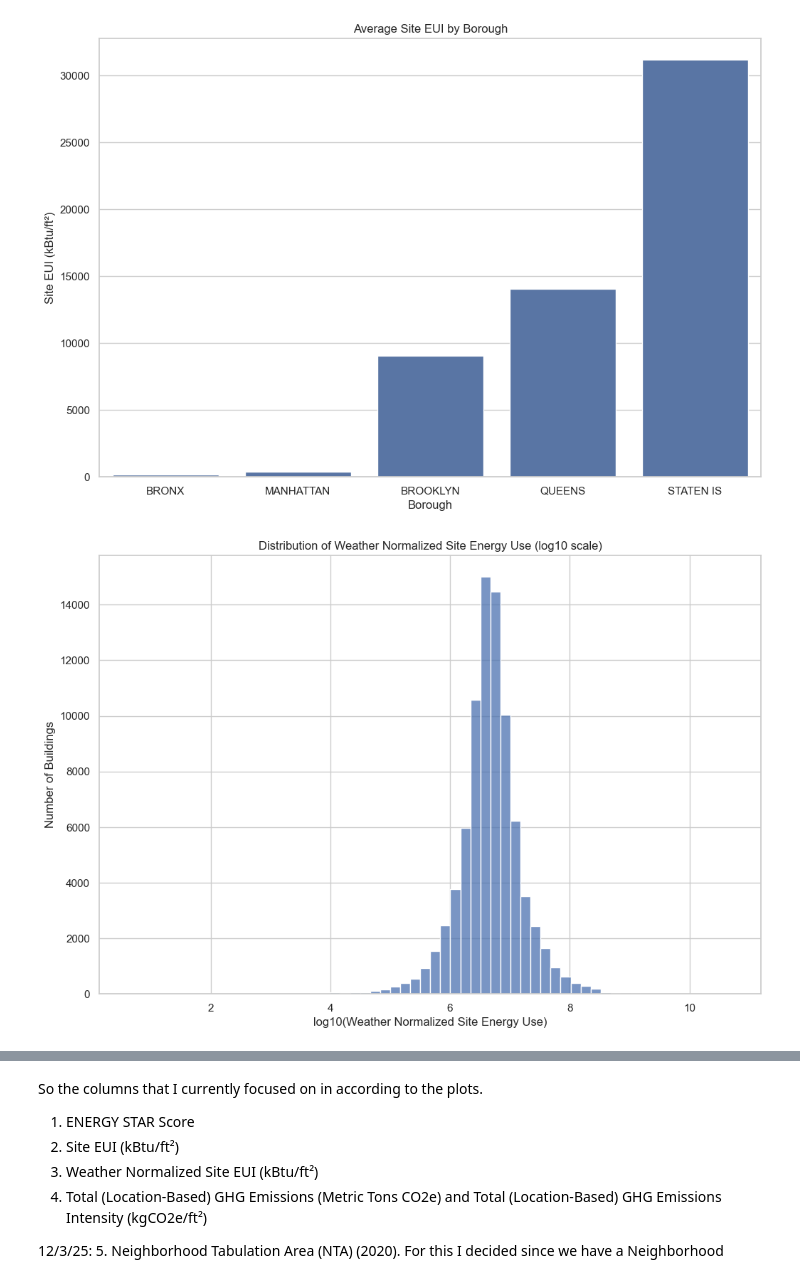
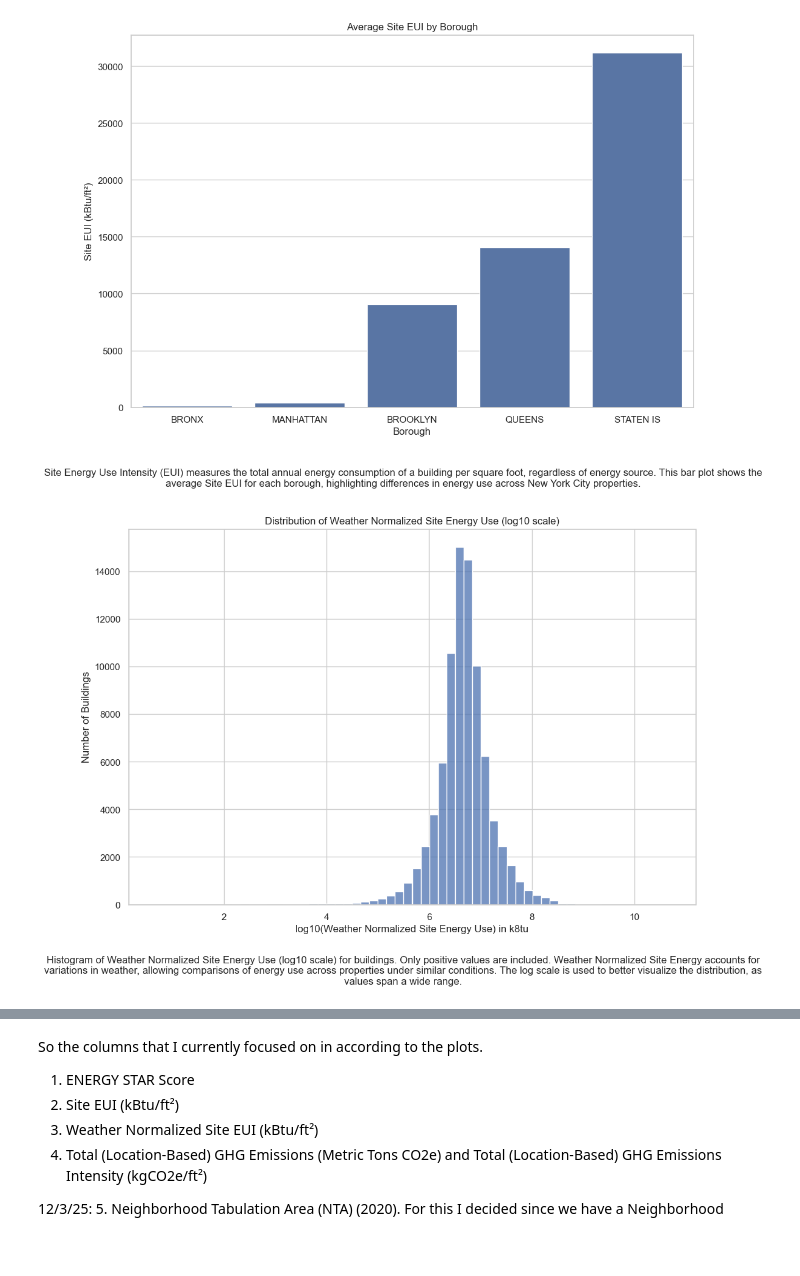
Before and after one commit to hamim23z/Energy_Usage_and_Building_Efficiency, a Jupyter notebook: data_analysis/dataplots.ipynb, the cells around one changed output, grey strips where cells are left out. Drawn from its saved outputs; the diff is of its cells as text; code cells hidden in the pictures; blank space fills up the shorter version.

```diff
--- a/data_analysis/dataplots.ipynb
+++ b/data_analysis/dataplots.ipynb
@@ -60,16 +63,19 @@ plt.show()
 # %%
 # next up is the Site Energy Use (kBtu). so according to the website, what this does is calculate the annual amount of all the energy your property
 # consumes on-site, regardless of the source. and I came up with this plot because it also says "Site Energy can be used to understand how the energy
 # use for an individual property has changed over time." so I did it for each borough and found the average.
 borough_site_eui = df.groupby("Borough")["Site EUI (kBtu/ft²)"].mean().sort_values()
 plt.figure(figsize=(12,8))
 sns.barplot(x=borough_site_eui.index, y=borough_site_eui.values)
 plt.title("Average Site EUI by Borough")
+plt.xlabel("Borough")
 plt.ylabel("Site EUI (kBtu/ft²)")
-plt.xlabel("Borough")
+plt.gcf().text(0.5, -0.05,
+               "Site Energy Use Intensity (EUI) measures the total annual energy consumption of a building per square foot, regardless of energy source. This bar plot shows the average Site EUI for each borough, highlighting differences in energy use across New York City properties.",
+               ha='center', fontsize=12, wrap=True)
 plt.show()
 # %% [output]
-[figure, old version]
+[figure, new version]
 # %%
 # this is an ai generated cell, i didnt know how to make the drawing for this because there were too many negative values here. and that made the
 # original plot of mine to be wrong.
@@ -79,11 +85,14 @@ df_filtered = df[df[col] > 0]
 plt.figure(figsize=(12,8))
 sns.histplot(np.log10(df_filtered[col]), bins=60)
 plt.title("Distribution of Weather Normalized Site Energy Use (log10 scale)")
-plt.xlabel("log10(Weather Normalized Site Energy Use)")
+plt.xlabel("log10(Weather Normalized Site Energy Use) in k8tu")
 plt.ylabel("Number of Buildings")
+plt.gcf().text(0.5, -0.05,
+               "Histogram of Weather Normalized Site Energy Use (log10 scale) for buildings. Only positive values are included. Weather Normalized Site Energy accounts for variations in weather, allowing comparisons of energy use across properties under similar conditions. The log scale is used to better visualize the distribution, as values span a wide range.",
+               ha='center', fontsize=12, wrap=True)
 plt.show()
 # %% [output]
-[figure, old version]
+[figure, new version]
 # %%
 # now one thing i noticed in the 21 columns is that there are two that are basically identical, it's Total (Location-Based) GHG Emissions
 # (Metric Tons CO2e) and Total (Location-Based) GHG Emissions Intensity (kgCO2e/ft²). and i figured why not compare values. and the best way
```
Also changed, not shown: parts of 4 cells of this notebook.
